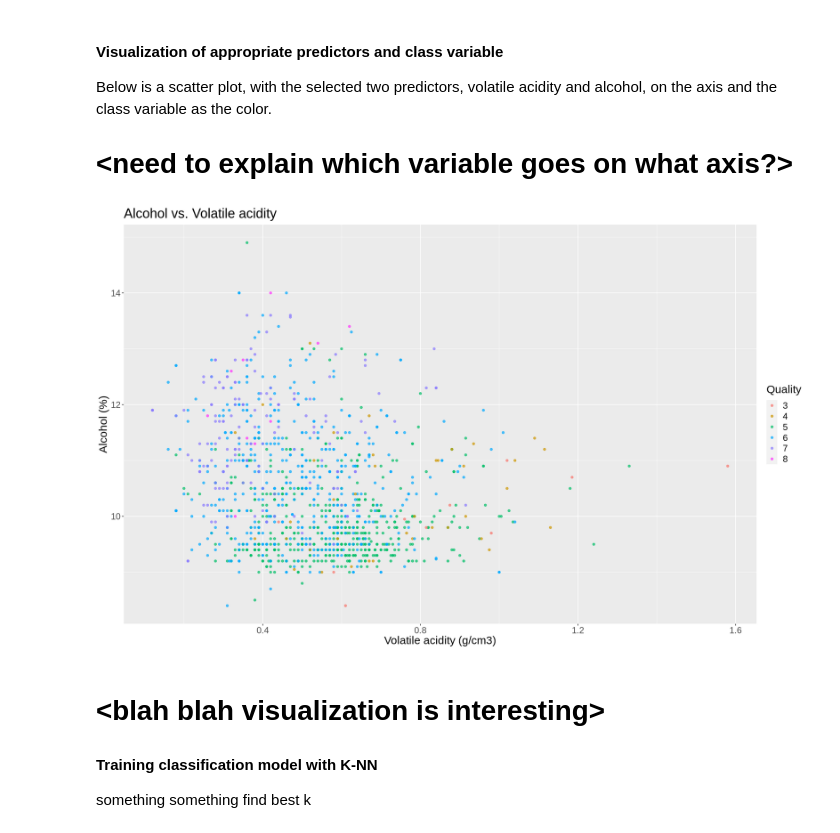
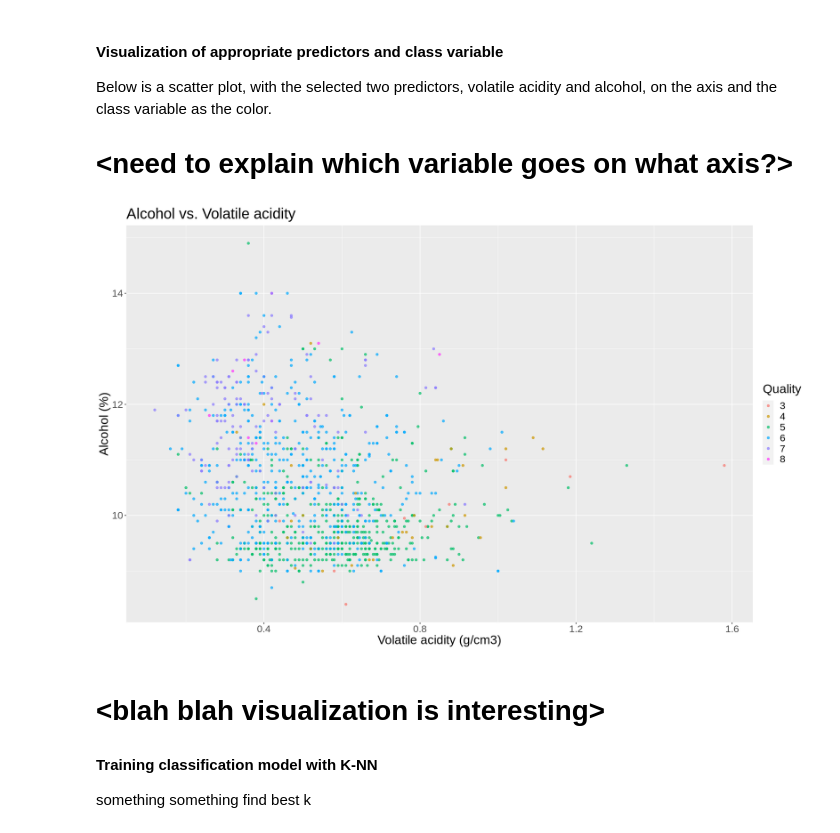
Before and after one commit to j-ackyao/Group-62-project, a Jupyter notebook: group_project_report.ipynb, the cells around one changed output. Saved outputs shown, nothing was run; the diff lists cells and outputs as text; code cells hidden in the pictures.

Commit message:
added visualization for model

```diff
--- a/group_project_report.ipynb
+++ b/group_project_report.ipynb
@@ -123,7 +123,7 @@ The data is split with `SPLIT_PROPORTION` and strata `quality`.
 set.seed(8888)
 
 # splitting data set into training and testing subsets
-SPLIT_PROPORTION = 0.75
+SPLIT_PROPORTION = 0.7
 red_split_data <- initial_split(red_wine_data, prop = SPLIT_PROPORTION, strata = quality)
 
 # assigning variables for respective training and testing data
@@ -321,17 +321,17 @@ Below is a scatter plot, with the selected two predictors, volatile acidity and
 # %%
 options(repr.plot.width = 16, repr.plot.height = 10)
 
 red_scatter <- ggplot(red_training_data, aes(x = volatile_acidity, y = alcohol, color = quality)) +
     geom_point(alpha = 0.7) +
     ggtitle("Alcohol vs. Volatile acidity") +
     labs(x = "Volatile acidity (g/cm3)", y = "Alcohol (%)", color = "Quality") +
-    theme(text = element_text(size = 18)) +
+    theme(text = element_text(size = 20)) +
     # use customized palette
     scale_color_manual(values = COLOR_PALETTE)
 
 red_scatter
 # %% [output]
-[figure, old version]
+[figure, new version]
 # %% [markdown]
 # \<blah blah visualization is interesting\>
 
```
Also changed, not shown: parts of 11 cells of this notebook.
